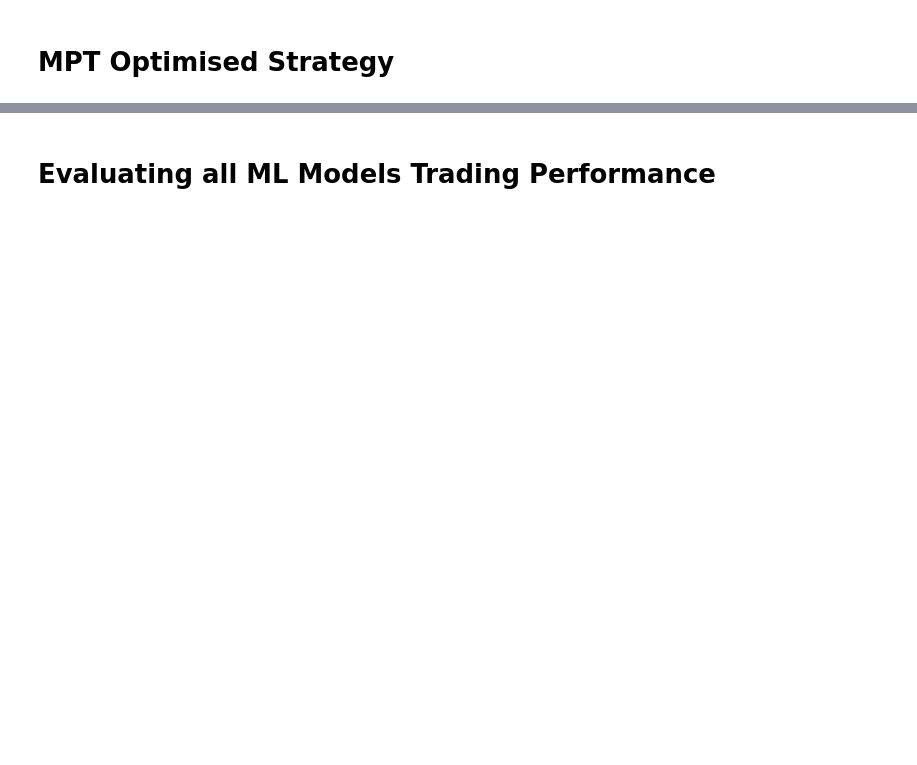
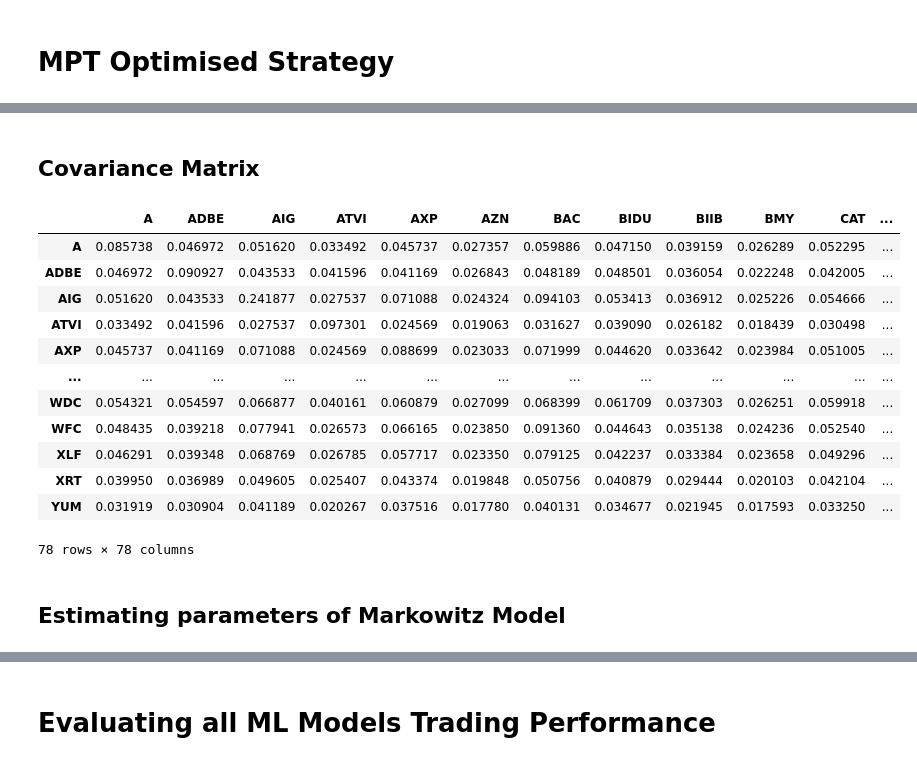
Before and after one commit to weijiesim/qf209-nlp-project, a Jupyter notebook: qf209_nlp_project.ipynb, the cells around one changed output, grey strips where cells are left out. Drawn from its saved outputs; the diff is of its cells as text; code cells hidden in the pictures; blank space fills up the shorter version.

```diff
--- a/qf209_nlp_project.ipynb
+++ b/qf209_nlp_project.ipynb
@@ -849,0 +1185,22 @@ sig_df_lo[['DATE', 'ID', 'WGT']]
+# %% [markdown]
+## Covariance Matrix
+# %%
+data_train_cov_mat = data_train.cov()
+data_train_cov_annu = data_train_cov_mat * Freq
+display(data_train_cov_annu)
+# %% [output]
+|  | A | ADBE | AIG | ATVI | AXP | AZN | BAC | BIDU | BIIB | BMY | CAT | ... |
+| A | 0.085738 | 0.046972 | 0.051620 | 0.033492 | 0.045737 | 0.027357 | 0.059886 | 0.047150 | 0.039159 | 0.026289 | 0.052295 | ... |
+| ADBE | 0.046972 | 0.090927 | 0.043533 | 0.041596 | 0.041169 | 0.026843 | 0.048189 | 0.048501 | 0.036054 | 0.022248 | 0.042005 | ... |
+| AIG | 0.051620 | 0.043533 | 0.241877 | 0.027537 | 0.071088 | 0.024324 | 0.094103 | 0.053413 | 0.036912 | 0.025226 | 0.054666 | ... |
+| ATVI | 0.033492 | 0.041596 | 0.027537 | 0.097301 | 0.024569 | 0.019063 | 0.031627 | 0.039090 | 0.026182 | 0.018439 | 0.030498 | ... |
+| AXP | 0.045737 | 0.041169 | 0.071088 | 0.024569 | 0.088699 | 0.023033 | 0.071999 | 0.044620 | 0.033642 | 0.023984 | 0.051005 | ... |
+| ... | ... | ... | ... | ... | ... | ... | ... | ... | ... | ... | ... | ... |
+| WDC | 0.054321 | 0.054597 | 0.066877 | 0.040161 | 0.060879 | 0.027099 | 0.068399 | 0.061709 | 0.037303 | 0.026251 | 0.059918 | ... |
+| WFC | 0.048435 | 0.039218 | 0.077941 | 0.026573 | 0.066165 | 0.023850 | 0.091360 | 0.044643 | 0.035138 | 0.024236 | 0.052540 | ... |
+| XLF | 0.046291 | 0.039348 | 0.068769 | 0.026785 | 0.057717 | 0.023350 | 0.079125 | 0.042237 | 0.033384 | 0.023658 | 0.049296 | ... |
+| XRT | 0.039950 | 0.036989 | 0.049605 | 0.025407 | 0.043374 | 0.019848 | 0.050756 | 0.040879 | 0.029444 | 0.020103 | 0.042104 | ... |
+| YUM | 0.031919 | 0.030904 | 0.041189 | 0.020267 | 0.037516 | 0.017780 | 0.040131 | 0.034677 | 0.021945 | 0.017593 | 0.033250 | ... |
+78 rows × 78 columns
+# %% [markdown]
+## Estimating parameters of Markowitz Model
```
Also changed, not shown: parts of 65 cells of this notebook, 5 other files.
